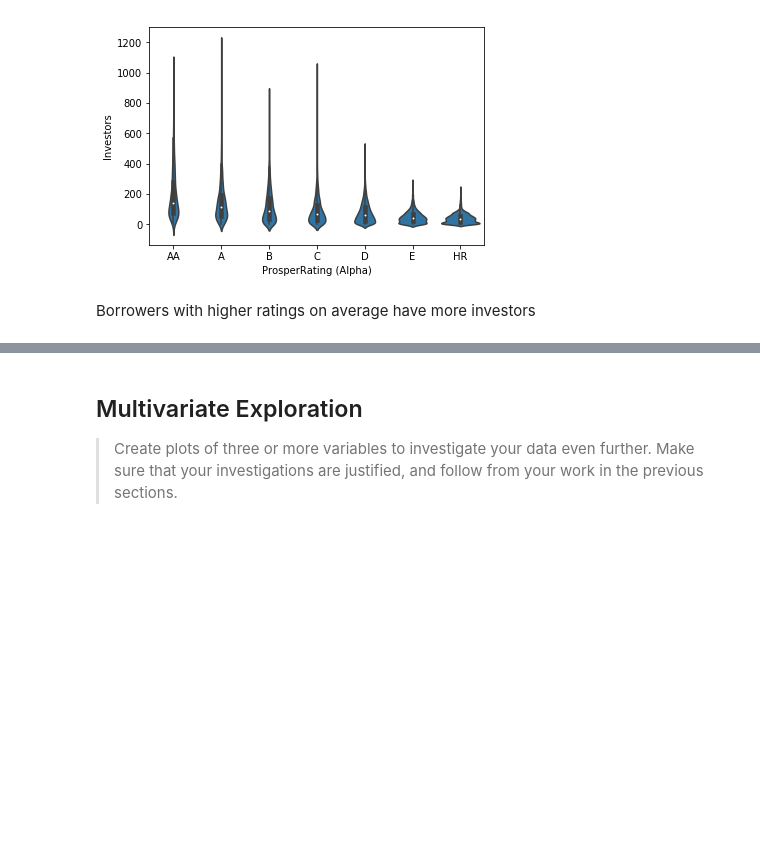
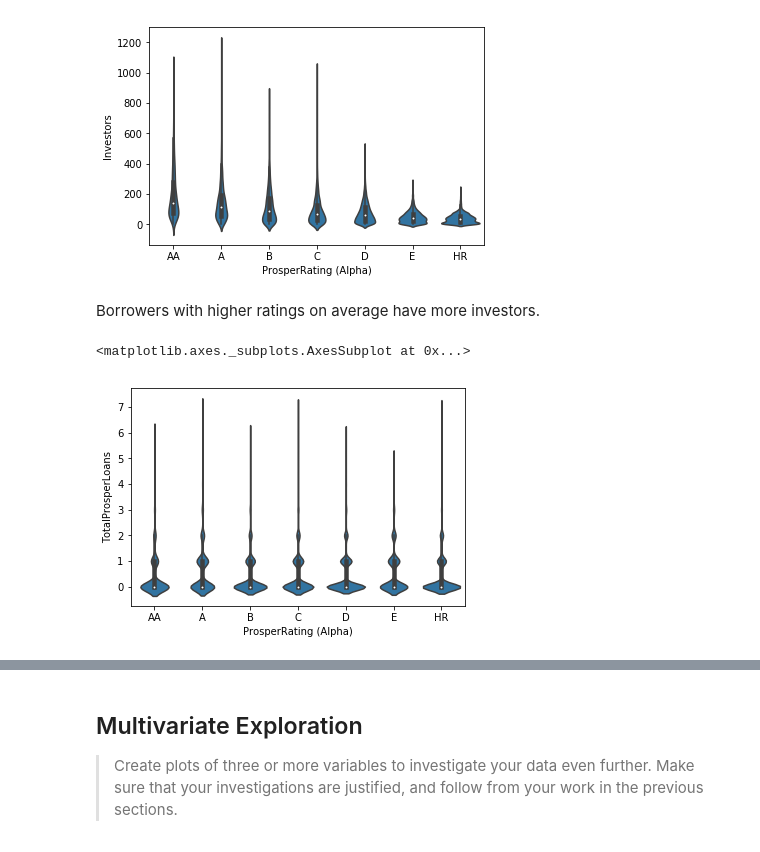
Before and after one commit to Askanio234/Communicate-Data-Findings, a Jupyter notebook: exploration.ipynb, the cells around one changed output, grey strips where cells are left out. Cells and saved outputs as stored; diff of their text form; code cells hidden in the pictures; blank space fills up the shorter version.

```diff
--- a/exploration.ipynb
+++ b/exploration.ipynb
@@ -452,4 +479,9 @@ sb.violinplot(data = target_df, x='ProsperRating (Alpha)', y='Investors', color
 <matplotlib.axes._subplots.AxesSubplot at 0x...>
 [figure]
 # %% [markdown]
-Borrowers with higher ratings on average have more investors
+Borrowers with higher ratings on average have more investors.
+# %%
+sb.violinplot(data = target_df, x = 'ProsperRating (Alpha)', y = 'TotalProsperLoans', color = default_color)
+# %% [output]
+<matplotlib.axes._subplots.AxesSubplot at 0x...>
+[figure, added]
```
Also changed, not shown: parts of 19 cells of this notebook.
